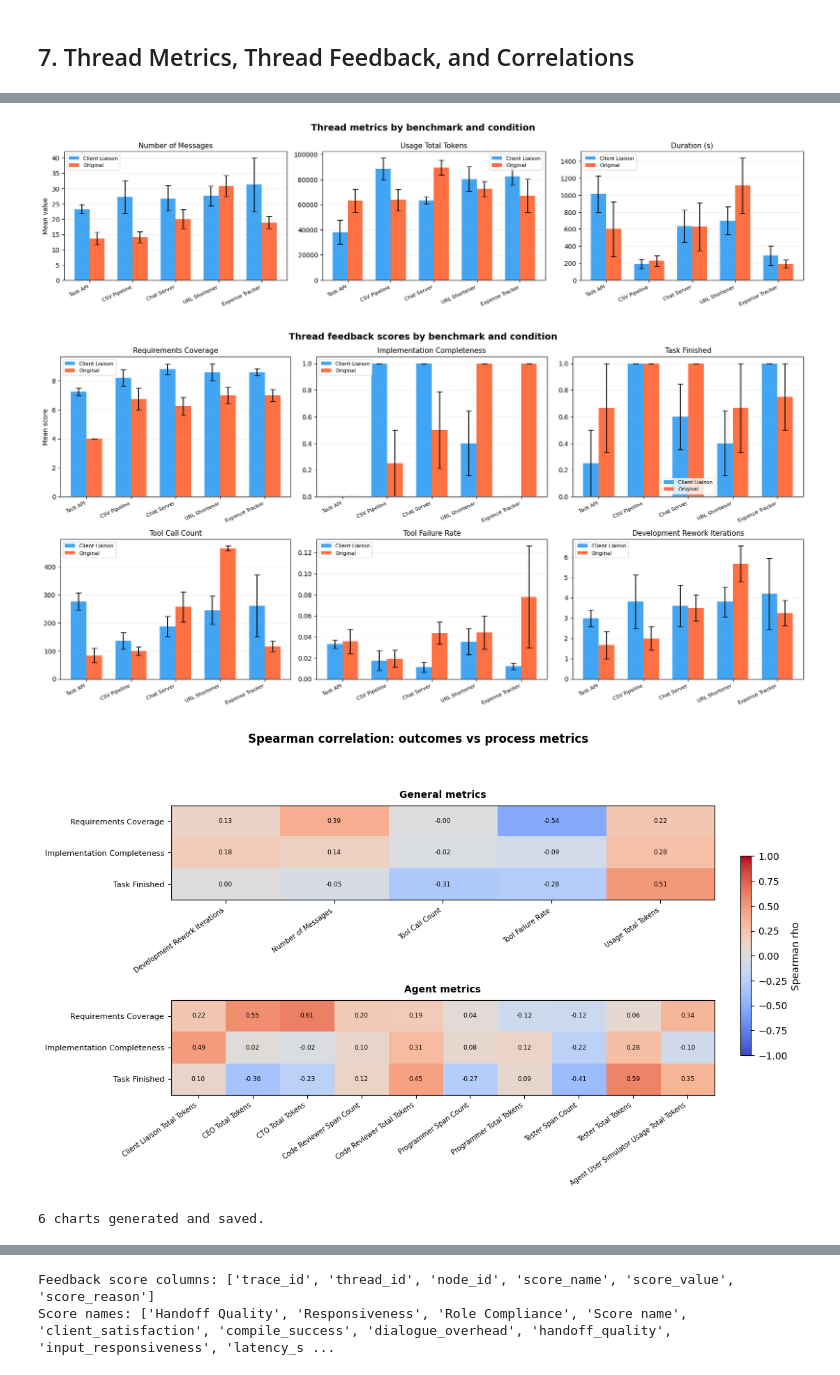
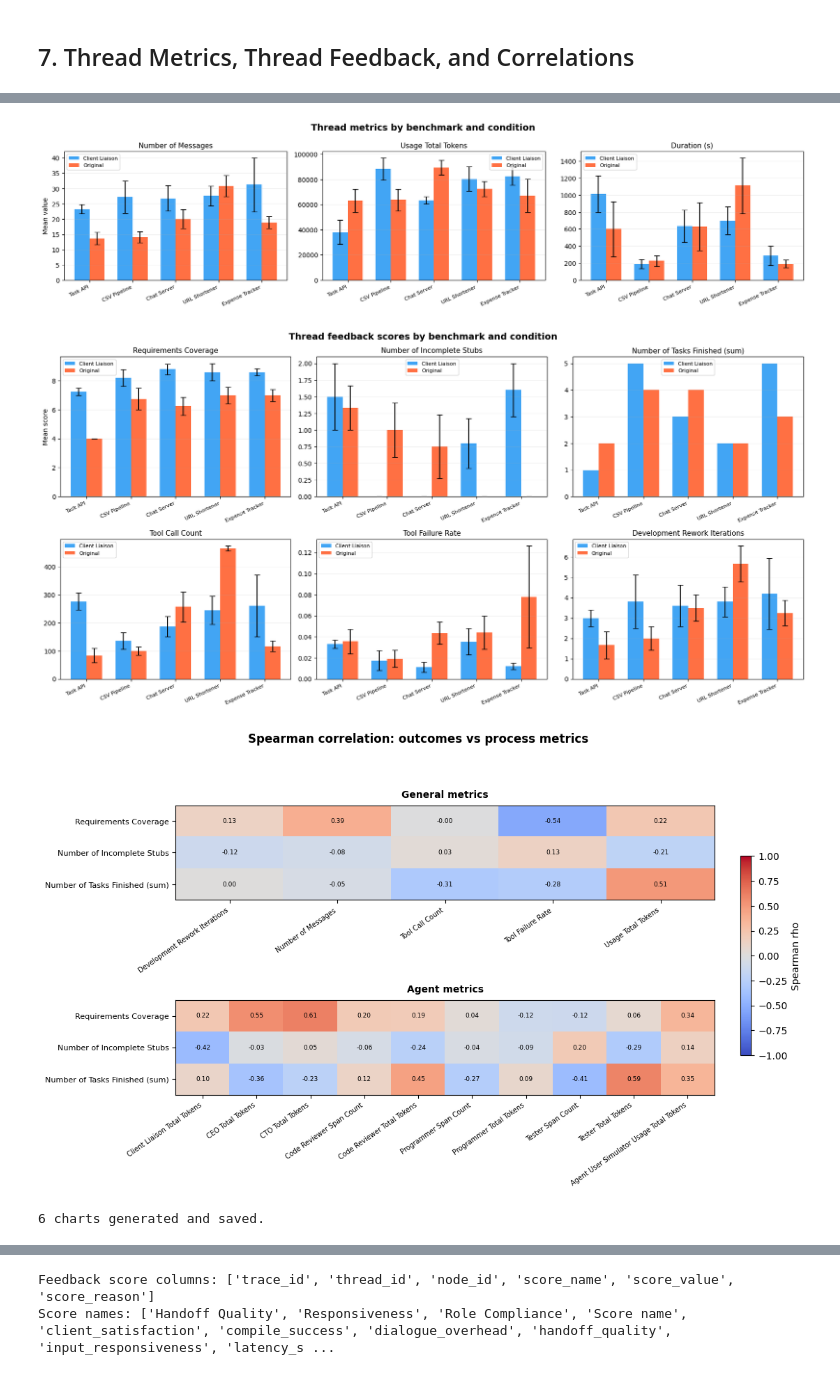
Before and after one commit to guilhermecsnpeixoto/ChatDev, a Jupyter notebook: opik_metrics_explorer.ipynb, the cells around one changed output, grey strips where cells are left out. Saved outputs shown, nothing was run; the diff lists cells and outputs as text; code cells hidden in the pictures.

Commit message:
New plots over requirements failure

```diff
--- a/opik_metrics_explorer.ipynb
+++ b/opik_metrics_explorer.ipynb
@@ -547,6 +547,14 @@ def build_feedback_long_df(df: pd.DataFrame, wanted_metrics: list[str]) -> pd.Da
         return pd.DataFrame(columns=['thread_id', 'benchmark', 'condition', 'metric', 'value'])
     return pd.DataFrame(rows).dropna(subset=['benchmark', 'condition'])
 
+def _aggregate_metric_values(series: pd.Series, metric: str) -> tuple[float, float]:
+    values = pd.to_numeric(series, errors='coerce').dropna()
+    if values.empty:
+        return np.nan, np.nan
+    if metric == 'task_finished':
+        return values.sum(), np.nan
+    return values.mean(), values.sem()
+
 def plot_metric_grid(df: pd.DataFrame, metrics: list[str], title: str, filename: str, ylabel: str) -> None:
     if df.empty:
         print(f'No data available for {title}')
@@ -564,10 +572,13 @@ def plot_metric_grid(df: pd.DataFrame, metrics: list[str], title: str, filename:
         errs = {}
         for cond in ['Client Liaison', 'Original']:
             cond_df = sub[sub['condition'] == cond]
-            vals[cond] = [cond_df[cond_df['benchmark'] == benchmark]['value'].mean() for benchmark in BENCHMARKS]
-            errs[cond] = [cond_df[cond_df['benchmark'] == benchmark]['value'].sem() for benchmark in BENCHMARKS]
-        ax.bar(x - width/2, vals['Client Liaison'], width, yerr=errs['Client Liaison'], label='Client Liaison', color=COLORS['Client Liaison'], capsize=4, alpha=0.85)
-        ax.bar(x + width/2, vals['Original'], width, yerr=errs['Original'], label='Original', color=COLORS['Original'], capsize=4, alpha=0.85)
+            stats = [_aggregate_metric_values(cond_df[cond_df['benchmark'] == benchmark]['value'], metric) for benchmark in BENCHMARKS]
+            vals[cond] = [value for value, _ in stats]
+            errs[cond] = [err for _, err in stats]
+        yerr_liaison = None if metric == 'task_finished' else errs['Client Liaison']
+        yerr_original = None if metric == 'task_finished' else errs['Original']
+        ax.bar(x - width/2, vals['Client Liaison'], width, yerr=yerr_liaison, label='Client Liaison', color=COLORS['Client Liaison'], capsize=4, alpha=0.85)
+        ax.bar(x + width/2, vals['Original'], width, yerr=yerr_original, label='Original', color=COLORS['Original'], capsize=4, alpha=0.85)
         ax.set_title(METRIC_LABELS.get(metric, metric.replace('_', ' ').title()), fontsize=11)
         ax.set_xticks(x)
         ax.set_xticklabels([BENCH_LABELS[b] for b in BENCHMARKS], rotation=25, ha='right', fontsize=8)
@@ -643,16 +654,17 @@ def plot_overall_metric_scores_by_condition(df: pd.DataFrame, metrics: list[str]
         return f'{value:.2f}'
 
     for ax, metric in zip(axes_flat, available_metrics):
-        grp = (
-            df[df['metric'] == metric]
-            .groupby('condition')['value']
-            .agg(['mean', 'sem'])
-            .reindex(['Client Liaison', 'Original'])
-        )
+        metric_df = df[df['metric'] == metric]
+        if metric == 'task_finished':
+            grp = metric_df.groupby('condition')['value'].sum().to_frame('mean')
+            grp['sem'] = np.nan
+        else:
+            grp = metric_df.groupby('condition')['value'].agg(['mean', 'sem'])
+        grp = grp.reindex(['Client Liaison', 'Original'])
         bars = ax.bar(
             grp.index,
             grp['mean'],
-            yerr=grp['sem'],
+            yerr=None if metric == 'task_finished' else grp['sem'],
             color=[COLORS.get(condition, '#777777') for condition in grp.index],
             capsize=5,
             alpha=0.85,
@@ -834,8 +846,8 @@ METRIC_LABELS = {
     'usage.total_tokens': 'Usage Total Tokens',
     'number_of_messages': 'Number of Messages',
     'benchmark_requirements_rating': 'Requirements Coverage',
-    'benchmark_completeness': 'Implementation Completeness',
-    'task_finished': 'Task Finished',
+    'benchmark_completeness': 'Number of Incomplete Stubs',
+    'task_finished': 'Number of Tasks Finished (sum)',
     'tool_call_count': 'Tool Call Count',
     'tool_failure_rate': 'Tool Failure Rate',
     'development_rework_iterations': 'Development Rework Iterations',
@@ -877,4 +889,4 @@ print("6 charts generated and saved.")
 [figure]
-[figure, old version]
+[figure, new version]
-[figure, old version]
+[figure, new version]
 6 charts generated and saved.
```
Also changed, not shown: parts of 4 cells of this notebook, 1 other file.
